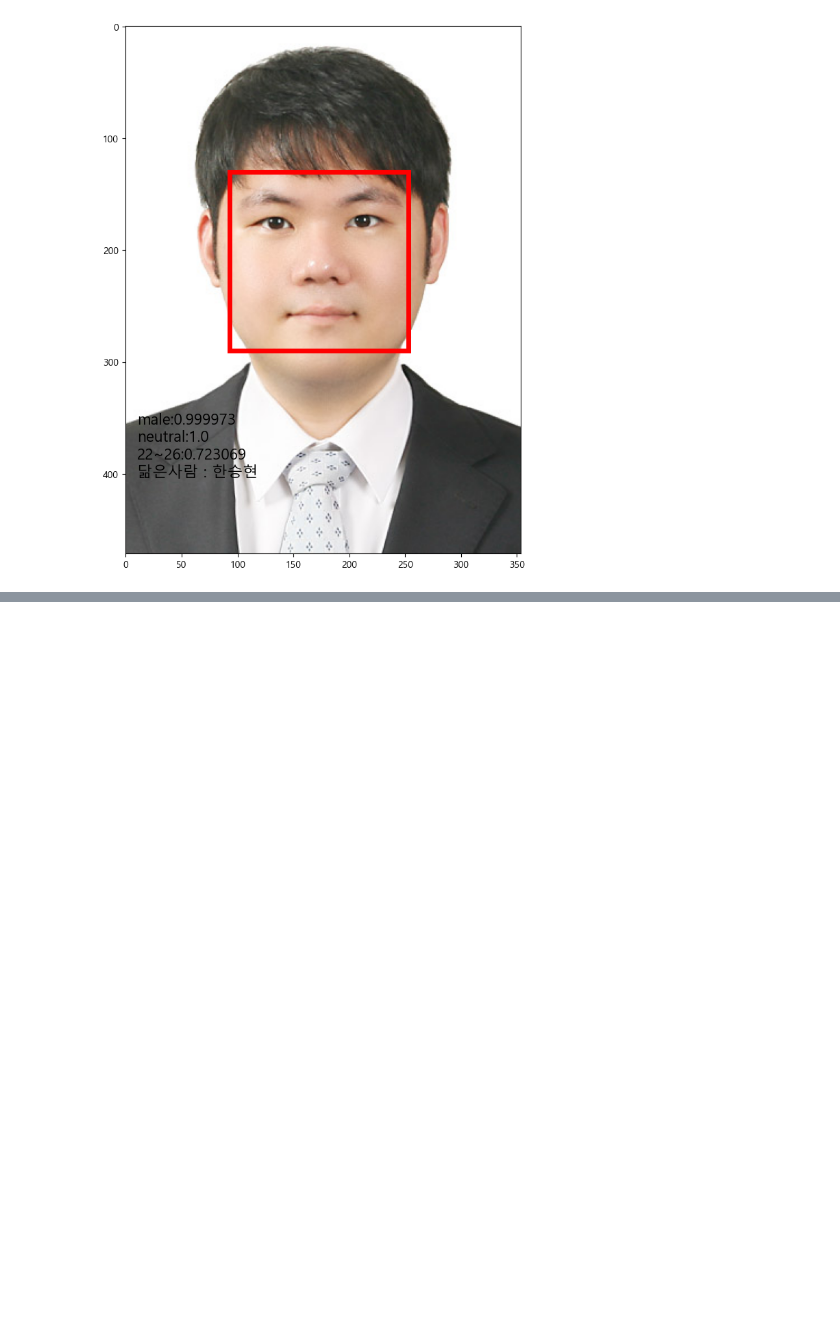
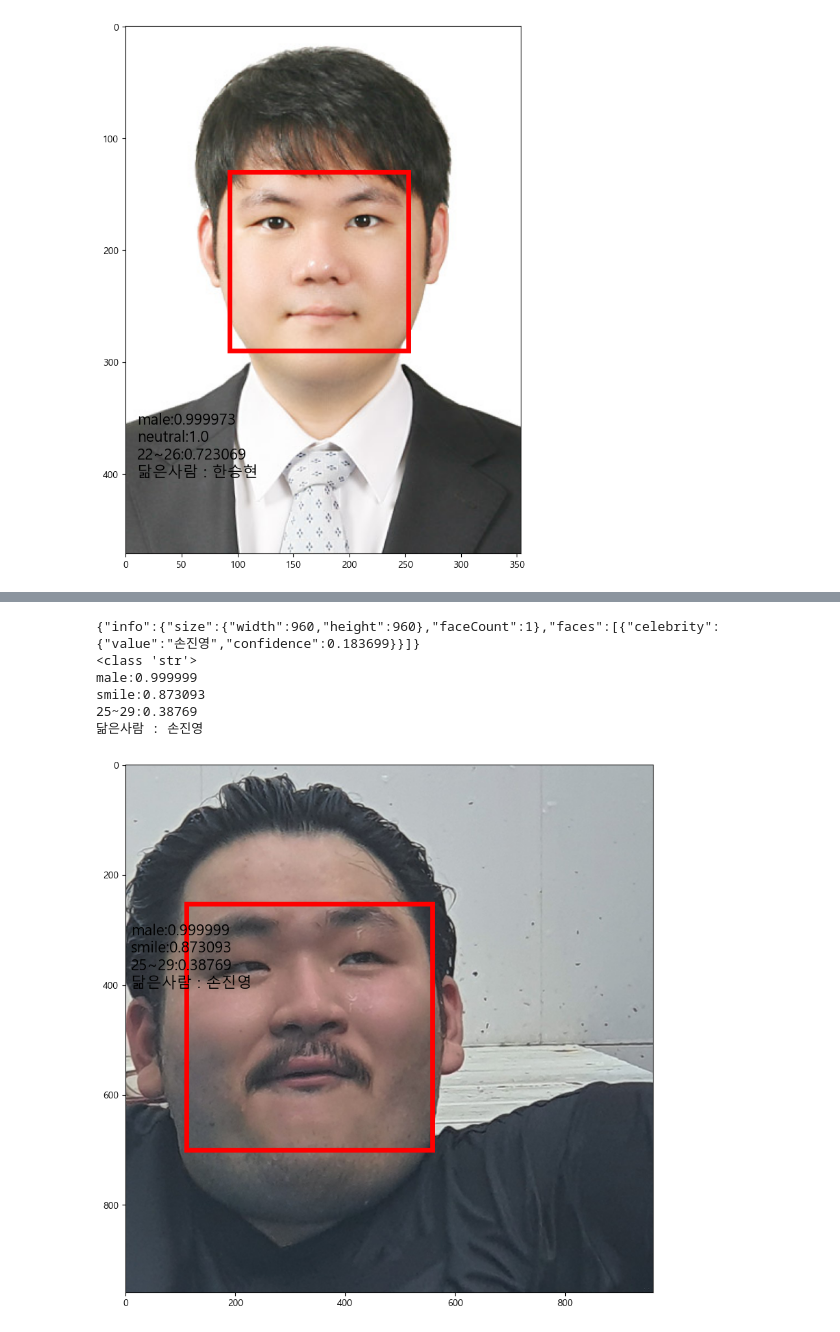
Before and after one commit to nsw2022/Data_Mining, a Jupyter notebook: ex10_naver_api_face.ipynb, the cells around one changed output, grey strips where cells are left out. Saved outputs shown, nothing was run; the diff lists cells and outputs as text; code cells hidden in the pictures; blank space fills up the shorter version.

```diff
--- a/ex10_naver_api_face.ipynb
+++ b/ex10_naver_api_face.ipynb
@@ -257,0 +332,76 @@ plt.show()
+# %%
+
+
+client_id = "KBSm4KBobPGW62mdUrCX"
+client_secret = "7N3EvKDn7e"
+
+# url = "https://openapi.naver.com/v1/vision/face" // 얼굴감지
+url = "https://openapi.naver.com/v1/vision/celebrity"  # 마지막 경로를 face로 변경
+# files = {'image': open('./datas/face_detection1.jpg', 'rb')}
+files = {'image': open('./datas/kinji.jpg', 'rb')} ################################# <- 여기사진변경 하면 됨
+headers = {'X-Naver-Client-Id': client_id, 'X-Naver-Client-Secret': client_secret }
+
+# post() 로 보내기
+response = requests.post(url,  files=files, headers=headers)
+print(response.text)
+print(type(response.text)) # type = str
+
+parsed = json.loads(response.text)
+# print(parsed)
+# print(type(parsed)) # 파이썬 딕셔너리
+
+# 딕셔너리를 json.dumps() 처리하면 json 데이터가 됨
+# confidence : 일치률
+# value : 값
+
+
+test =  json.dumps(parsed, indent=4, sort_keys=False, ensure_ascii=False)
+test_name = parsed['faces'][0]['celebrity']['value']
+
+## ==============위의 경우는 닮은 사람을 test_name에 저장===================
+## ==============아래는 (닮은것들의)비율 및 사진 출력===================
+url = "https://openapi.naver.com/v1/vision/face"  # 마지막 경로를 face로 변경
+# files = {'image': open('./datas/face_detection1.jpg', 'rb')}
+files = {'image': open('./datas/kinji.jpg', 'rb')}  ################################# <- 여기사진변경 하면 됨
+headers = {'X-Naver-Client-Id': client_id, 'X-Naver-Client-Secret': client_secret }
+
+# post() 로 보내기
+response = requests.post(url,  files=files, headers=headers)
+
+parsed = json.loads(response.text)
+
+detect_result = json.loads(response.text)
+detect_result.keys()
+x, y, w, h=detect_result['faces'][0]['roi'].values()
+gender, gender_confidence = detect_result['faces'][0]['gender'].values()
+emotion, emo_confidence = detect_result['faces'][0]['emotion'].values()
+age, age_confidence = detect_result['faces'][0]['age'].values()
+# 사진 위에 얼굴 정보 출력
+annotation = f"{gender}:{gender_confidence}\n{emotion}:{emo_confidence}\n{age}:{age_confidence}\n닮은사람 : {test_name}"
+print(annotation)
+
+ImageFile.LOAD_TRUNCATED_IMAGES = True
+
+img = mpimg.imread("./datas/kinji.jpg")  ################################# <- 여기사진변경 하면 됨
+
+
+fig, ax = plt.subplots(figsize=(10, 10))
+ax.imshow(img)
+# 얼굴 인식 박스 그리기
+rect_face = patches.Rectangle((x,y),w,h,
+                              linewidth=5,
+                              edgecolor='r',
+                              facecolor='none')
+
+ax.add_patch(rect_face)
+plt.text(10, 400, annotation, wrap=True, color='black', fontsize='16')
+plt.rc('font', family='Malgun Gothic')
+plt.show()
+# %% [output]
+{"info":{"size":{"width":960,"height":960},"faceCount":1},"faces":[{"celebrity":{"value":"손진영","confidence":0.183699}}]}
+<class 'str'>
+male:0.999999
+smile:0.873093
+25~29:0.38769
+닮은사람 : 손진영
+[figure, added]
```
Also changed, not shown: parts of 4 cells of this notebook, 6 other files.
